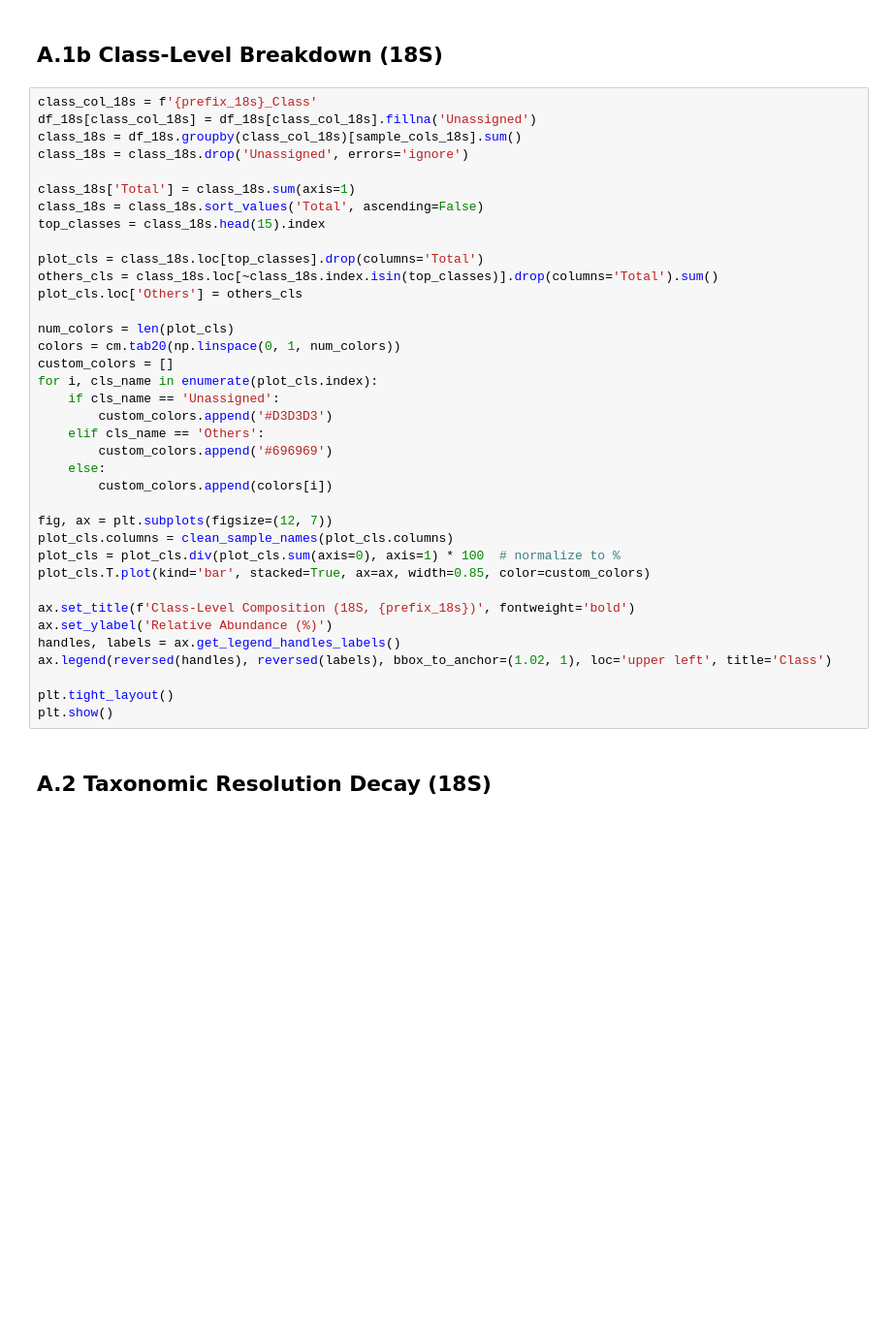
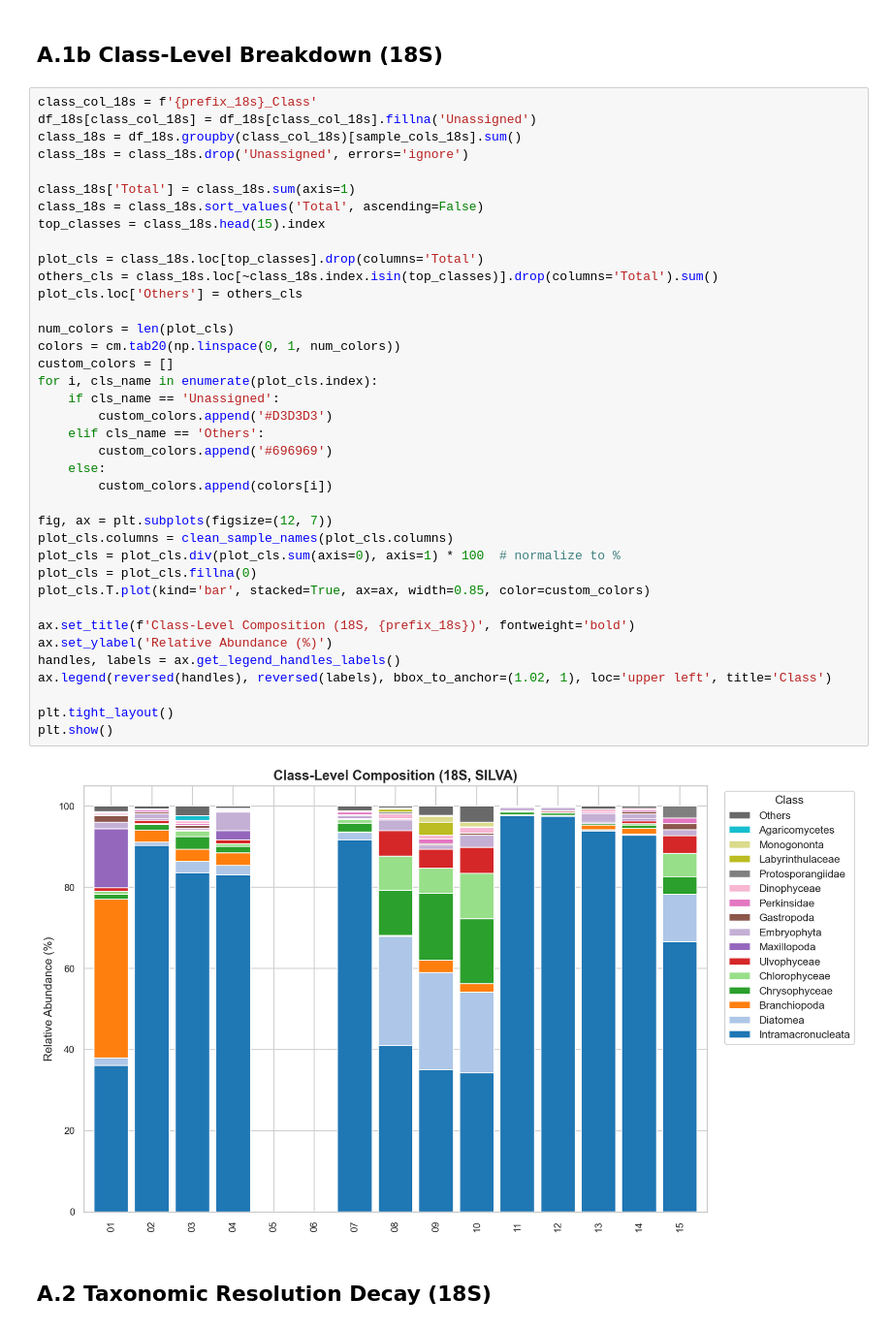
Before and after one commit to Ilias-Taj/Leman-eDNA-Pipeline, a Jupyter notebook: Water_results_analysis SILV-eKOI.ipynb, the cells around one changed output. Shown at 97% size. Cells and saved outputs as stored; diff of their text form; blank space fills up the shorter version.

```diff
--- a/Water_results_analysis SILV-eKOI.ipynb
+++ b/Water_results_analysis SILV-eKOI.ipynb
@@ -274,33 +315,36 @@ class_18s['Total'] = class_18s.sum(axis=1)
 class_18s = class_18s.sort_values('Total', ascending=False)
 top_classes = class_18s.head(15).index
 
 plot_cls = class_18s.loc[top_classes].drop(columns='Total')
 others_cls = class_18s.loc[~class_18s.index.isin(top_classes)].drop(columns='Total').sum()
 plot_cls.loc['Others'] = others_cls
 
 num_colors = len(plot_cls)
 colors = cm.tab20(np.linspace(0, 1, num_colors))
 custom_colors = []
 for i, cls_name in enumerate(plot_cls.index):
     if cls_name == 'Unassigned':
         custom_colors.append('#D3D3D3')
     elif cls_name == 'Others':
         custom_colors.append('#696969')
     else:
         custom_colors.append(colors[i])
 
 fig, ax = plt.subplots(figsize=(12, 7))
 plot_cls.columns = clean_sample_names(plot_cls.columns)
 plot_cls = plot_cls.div(plot_cls.sum(axis=0), axis=1) * 100  # normalize to %
+plot_cls = plot_cls.fillna(0)
 plot_cls.T.plot(kind='bar', stacked=True, ax=ax, width=0.85, color=custom_colors)
 
 ax.set_title(f'Class-Level Composition (18S, {prefix_18s})', fontweight='bold')
 ax.set_ylabel('Relative Abundance (%)')
 handles, labels = ax.get_legend_handles_labels()
 ax.legend(reversed(handles), reversed(labels), bbox_to_anchor=(1.02, 1), loc='upper left', title='Class')
 
 plt.tight_layout()
 plt.show()
+# %% [output]
+[figure, added]
 # %% [markdown]
 ## A.2 Taxonomic Resolution Decay (18S)
 # %%
```
Also changed, not shown: parts of 13 cells of this notebook, 3 other files.
